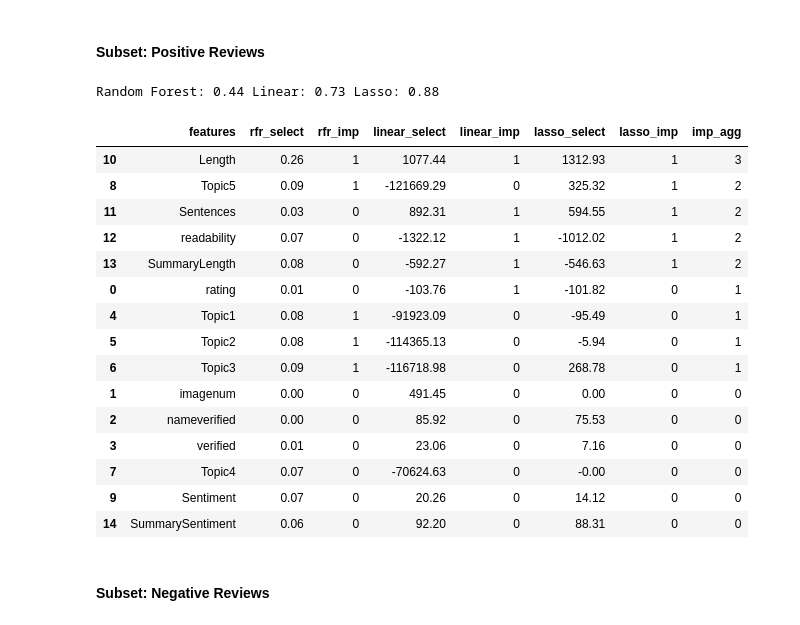
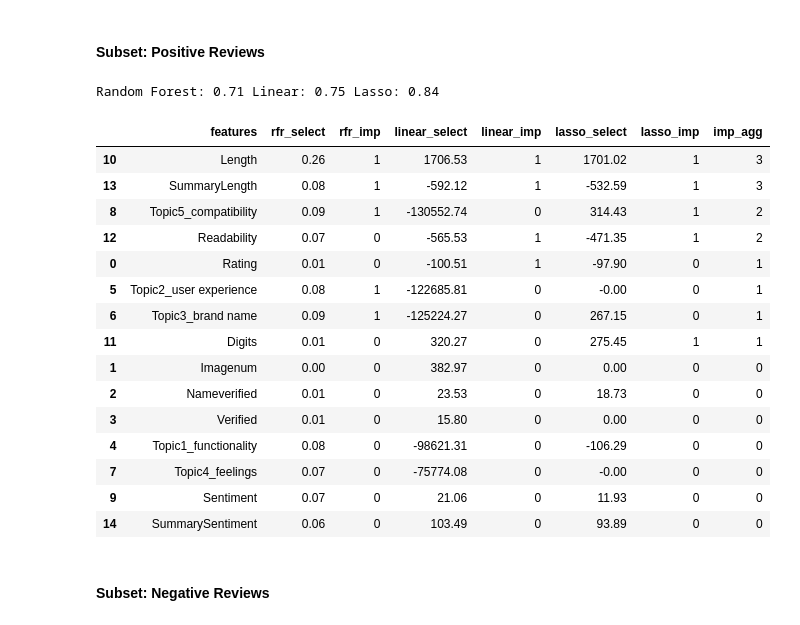
Before and after one commit to liu431/Thesis-Amazon-Review, a Jupyter notebook: data_analysis_electronics.ipynb, the cells around one changed output. Cells and saved outputs as stored; diff of their text form; code cells hidden in the pictures.

```diff
--- a/data_analysis_electronics.ipynb
+++ b/data_analysis_electronics.ipynb
@@ -526,0 +572,2 @@ df['Sentences'] = df.apply(sentence_count, axis=1)
+# %%
+df['Digits'] = df_original['reviewText'].apply(lambda x: len([x for x in x.split() if x.isdigit()]))
@@ -533,4 +593,4 @@ def flesch(df):
     """
     return textstat.flesch_reading_ease(df['reviewText'])
 
-df['readability'] = df.apply(flesch, axis=1)
+df['Readability'] = df.apply(flesch, axis=1)
@@ -763,7 +978,7 @@ Index(['rating', 'vote', 'verified', 'reviewTime', 'reviewerID', 'style',
 # %%
-features = ['rating', 'imagenum', 'nameverified', 'verified',         # objective reviewers' info
-            'Topic1', 'Topic2', 'Topic3', 'Topic4', 'Topic5',         # latent topics
-            'Sentiment', 'Length', 'Sentences', 'readability',        # characteristics of reviews
+features = ['Rating', 'Imagenum', 'Nameverified', 'Verified',         # objective reviewers' info
+            'Topic1_functionality', 'Topic2_user experience', 'Topic3_brand name', 'Topic4_feelings', 'Topic5_compatibility', # latent topics
+            'Sentiment', 'Length', 'Digits', 'Readability',           # characteristics of reviews
             'SummaryLength', 'SummarySentiment']                      # characteristics of reviews summary
 # %% [markdown]
 #### Summary statistics
@@ -983,11 +1125,11 @@ class features_selection:
         if self.rating == 'all':
             self.df = df
         elif self.rating == 'pos':
-            self.df = df[df['rating']>3]
+            self.df = df[df['Rating']>3]
         elif self.rating == 'neg':
-            self.df = df[df['rating']<3]
+            self.df = df[df['Rating']<3]
         elif self.rating == 'neu':
-            self.df = df[df['rating']==3]
+            self.df = df[df['Rating']==3]
         else:
             print('wrong input')
 
@@ -1047,7 +1189,7 @@ class features_selection:
         plt.plot(imp['rfr_select'], imp["features"], ">", color = 'maroon')
 
         plt.yticks(imp["features"])
-        title = "Relative Features Importance by Random Forest " + self.label()
+        title = "Random Forest Variable Importance Plot" + self.label()
         plt.title(title, loc = 'center', fontsize = 20)
         plt.xlabel('scores')
         plt.savefig("Plots/"+title + '.png')
@@ -1157,6 +1299,13 @@ class features_selection:
         lasso_corr = np.corrcoef(self.out['imp_agg'], self.out['lasso_imp'])[0,1].round(2)
         print("Random Forest:", rfr_corr, "Linear:", linear_corr, "Lasso:", lasso_corr)
 
+        render_table(self.out)
+        output_title = "Ensemble Variable Importance Results " + self.label()
+        plt.title(output_title, fontsize=20)
+        plt.savefig("Plots/"+output_title)
+        plt.close()
+
+
         return self.out
 # %% [markdown]
 #### Full data
@@ -1185,25 +1334,26 @@ Random Forest: 0.41 Linear: 0.67 Lasso: 0.86
 #### Subset: Positive Reviews
 # %%
 df_positive = features_selection(df, 'pos')
-df_positive.output()
+df_positive = df_positive.output()
+df_positive
 # %% [output]
-Random Forest: 0.44 Linear: 0.73 Lasso: 0.88
+Random Forest: 0.71 Linear: 0.75 Lasso: 0.84
 |  | features | rfr_select | rfr_imp | linear_select | linear_imp | lasso_select | lasso_imp | imp_agg |
-| 10 | Length | 0.26 | 1 | 1077.44 | 1 | 1312.93 | 1 | 3 |
-| 8 | Topic5 | 0.09 | 1 | -121669.29 | 0 | 325.32 | 1 | 2 |
-| 11 | Sentences | 0.03 | 0 | 892.31 | 1 | 594.55 | 1 | 2 |
-| 12 | readability | 0.07 | 0 | -1322.12 | 1 | -1012.02 | 1 | 2 |
-| 13 | SummaryLength | 0.08 | 0 | -592.27 | 1 | -546.63 | 1 | 2 |
-| 0 | rating | 0.01 | 0 | -103.76 | 1 | -101.82 | 0 | 1 |
-| 4 | Topic1 | 0.08 | 1 | -91923.09 | 0 | -95.49 | 0 | 1 |
-| 5 | Topic2 | 0.08 | 1 | -114365.13 | 0 | -5.94 | 0 | 1 |
-| 6 | Topic3 | 0.09 | 1 | -116718.98 | 0 | 268.78 | 0 | 1 |
-| 1 | imagenum | 0.00 | 0 | 491.45 | 0 | 0.00 | 0 | 0 |
-| 2 | nameverified | 0.00 | 0 | 85.92 | 0 | 75.53 | 0 | 0 |
-| 3 | verified | 0.01 | 0 | 23.06 | 0 | 7.16 | 0 | 0 |
-| 7 | Topic4 | 0.07 | 0 | -70624.63 | 0 | -0.00 | 0 | 0 |
-| 9 | Sentiment | 0.07 | 0 | 20.26 | 0 | 14.12 | 0 | 0 |
-| 14 | SummarySentiment | 0.06 | 0 | 92.20 | 0 | 88.31 | 0 | 0 |
+| 10 | Length | 0.26 | 1 | 1706.53 | 1 | 1701.02 | 1 | 3 |
+| 13 | SummaryLength | 0.08 | 1 | -592.12 | 1 | -532.59 | 1 | 3 |
+| 8 | Topic5_compatibility | 0.09 | 1 | -130552.74 | 0 | 314.43 | 1 | 2 |
+| 12 | Readability | 0.07 | 0 | -565.53 | 1 | -471.35 | 1 | 2 |
+| 0 | Rating | 0.01 | 0 | -100.51 | 1 | -97.90 | 0 | 1 |
+| 5 | Topic2_user experience | 0.08 | 1 | -122685.81 | 0 | -0.00 | 0 | 1 |
+| 6 | Topic3_brand name | 0.09 | 1 | -125224.27 | 0 | 267.15 | 0 | 1 |
+| 11 | Digits | 0.01 | 0 | 320.27 | 0 | 275.45 | 1 | 1 |
+| 1 | Imagenum | 0.00 | 0 | 382.97 | 0 | 0.00 | 0 | 0 |
+| 2 | Nameverified | 0.01 | 0 | 23.53 | 0 | 18.73 | 0 | 0 |
+| 3 | Verified | 0.01 | 0 | 15.80 | 0 | 0.00 | 0 | 0 |
+| 4 | Topic1_functionality | 0.08 | 0 | -98621.31 | 0 | -106.29 | 0 | 0 |
+| 7 | Topic4_feelings | 0.07 | 0 | -75774.08 | 0 | -0.00 | 0 | 0 |
+| 9 | Sentiment | 0.07 | 0 | 21.06 | 0 | 11.93 | 0 | 0 |
+| 14 | SummarySentiment | 0.06 | 0 | 103.49 | 0 | 93.89 | 0 | 0 |
 # %% [markdown]
 #### Subset: Negative Reviews
 # %%
```
Also changed, not shown: parts of 102 cells of this notebook.
